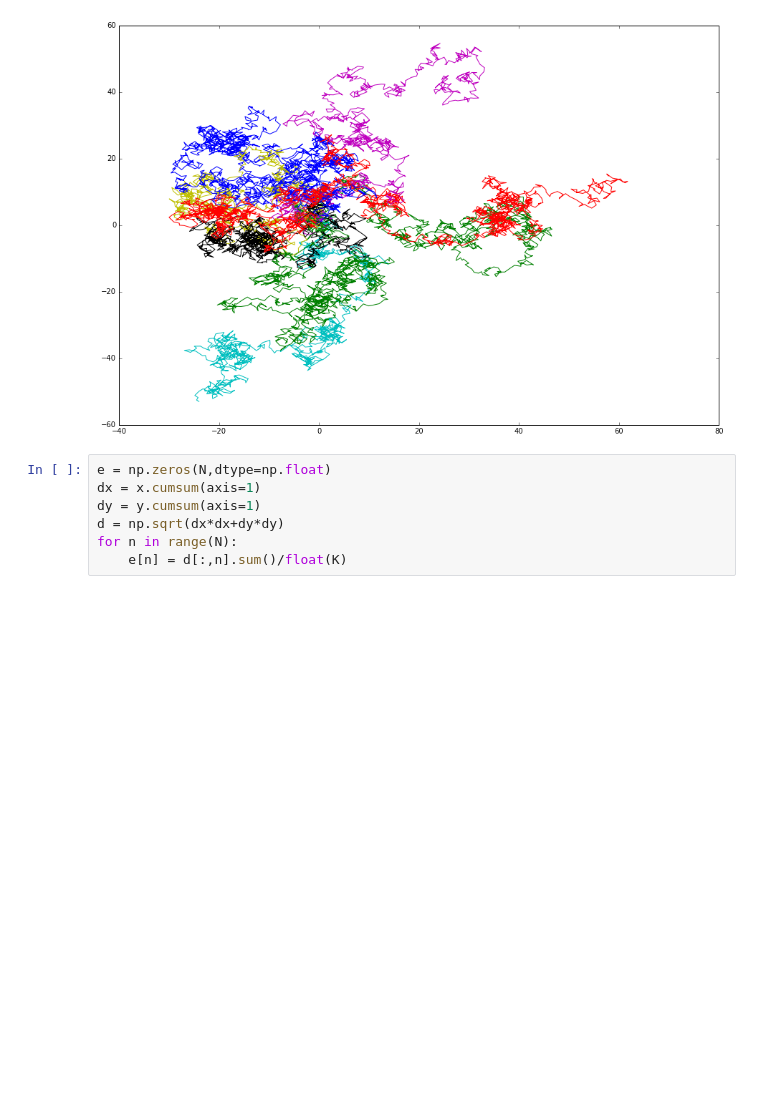
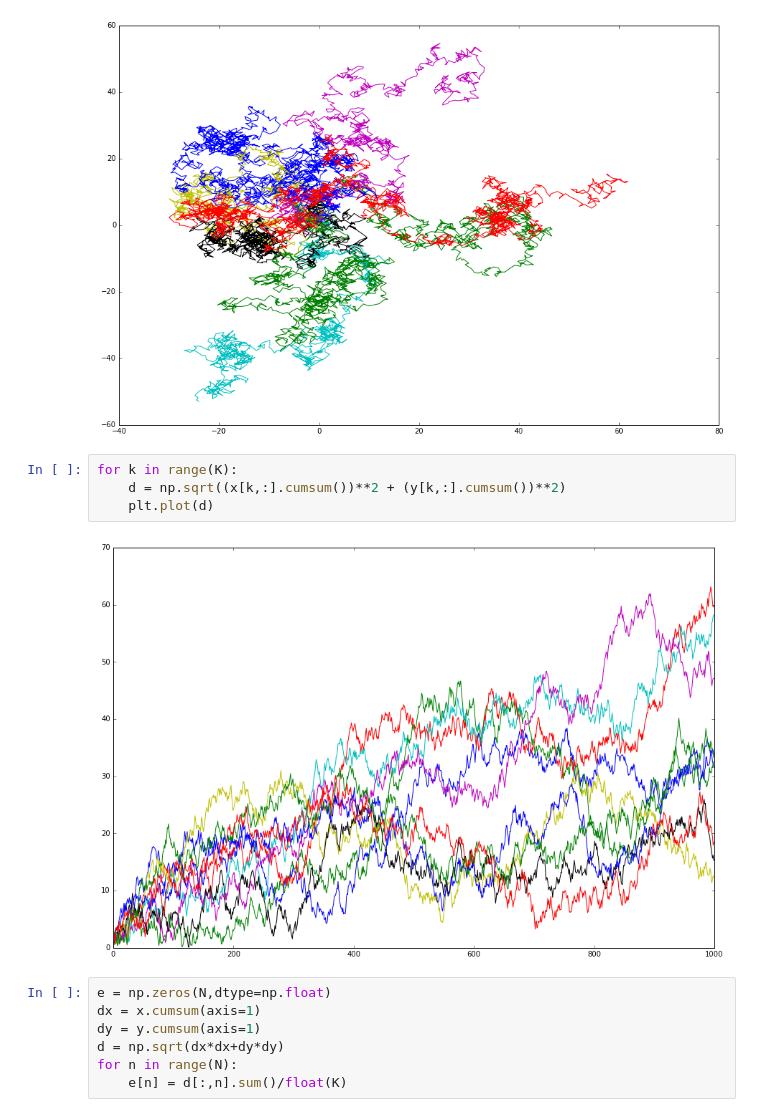
Before and after one commit to masgro/Astrostatistics, a Jupyter notebook: Practico1.ipynb, the cells around one changed output. Cells and saved outputs as stored; diff of their text form; blank space fills up the shorter version.

```diff
--- a/Practico1.ipynb
+++ b/Practico1.ipynb
@@ -100,6 +121,12 @@ for k in range(K):
     plt.plot(dx,dy)
 # %% [output]
 [figure]
+# %%
+for k in range(K):
+    d = np.sqrt((x[k,:].cumsum())**2 + (y[k,:].cumsum())**2)
+    plt.plot(d)
+# %% [output]
+[figure, added]
 # %%
 e = np.zeros(N,dtype=np.float)
 dx = x.cumsum(axis=1)
```
Also changed, not shown: parts of 8 cells of this notebook.
